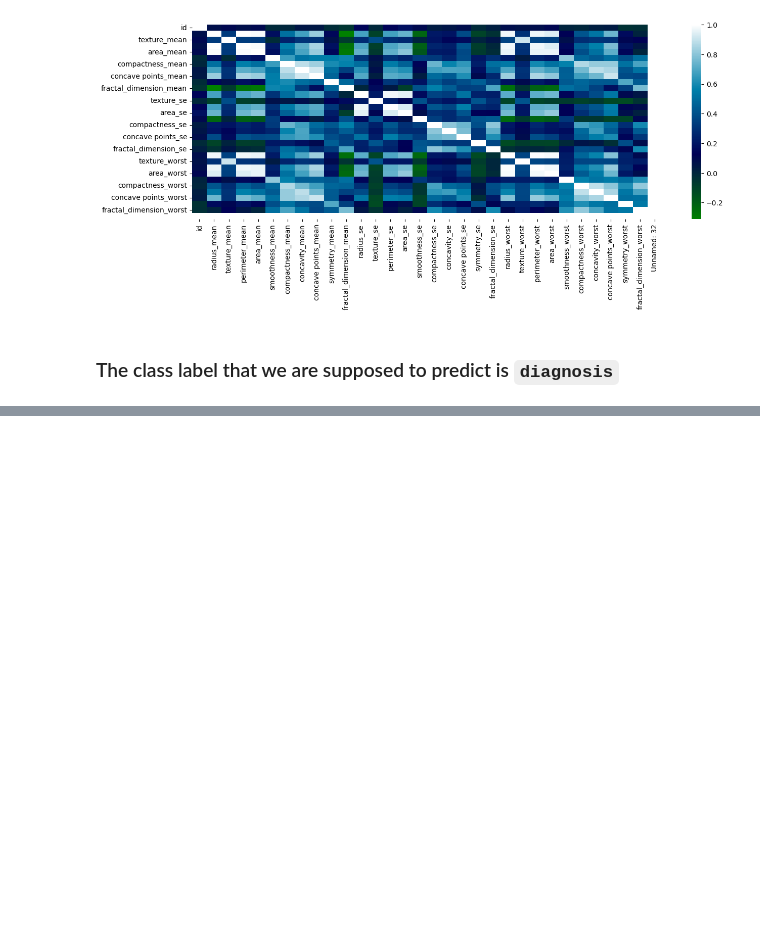
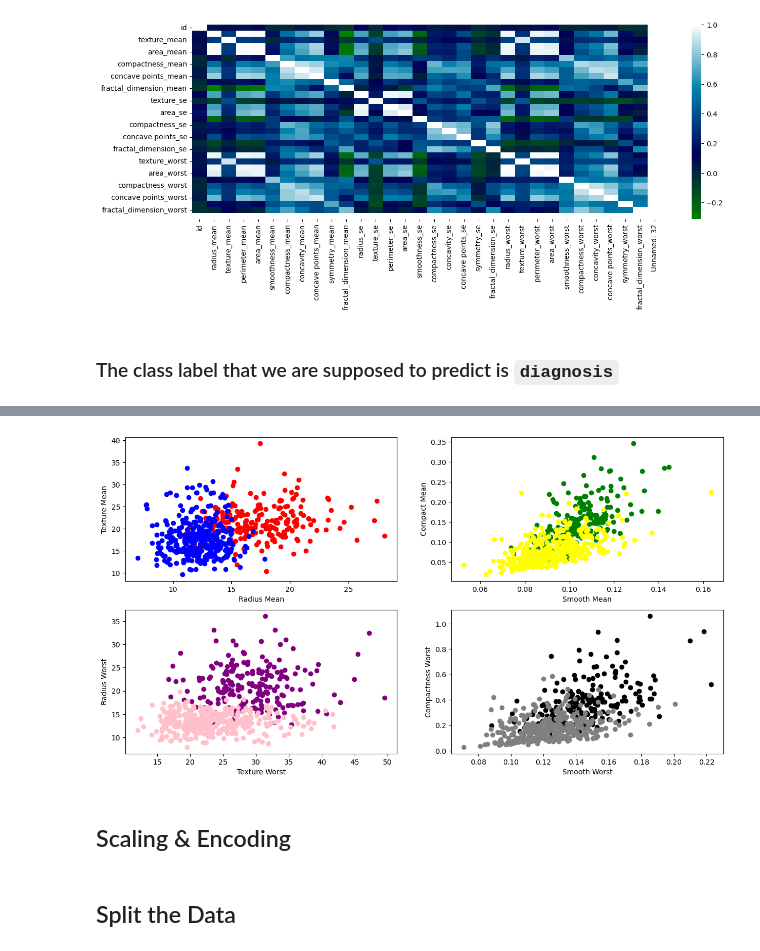
Before and after one commit to one-tonSOUP/ML-practice, a Jupyter notebook: Day16 - KNN/K-NearestNeighbours.ipynb, the cells around one changed output, grey strips where cells are left out. Drawn from its saved outputs; the diff is of its cells as text; code cells hidden in the pictures; blank space fills up the shorter version.

```diff
--- a/Day16 - KNN/K-NearestNeighbours.ipynb
+++ b/Day16 - KNN/K-NearestNeighbours.ipynb
@@ -108,0 +139,32 @@ plt.show()
+# %%
+plt.figure(figsize = (15, 8))
+
+plt.subplot(2, 2, 1)
+plt.scatter(malignant.radius_mean, malignant.texture_mean, color = 'red')
+plt.scatter(benign.radius_mean, benign.texture_mean, color = 'blue')
+plt.xlabel("Radius Mean")
+plt.ylabel("Texture Mean")
+
+plt.subplot(2, 2, 2)
+plt.scatter(malignant.smoothness_mean, malignant.compactness_mean, color = 'green')
+plt.scatter(benign.smoothness_mean, benign.compactness_mean, color = 'yellow')
+plt.xlabel("Smooth Mean")
+plt.ylabel("Compact Mean")
+
+plt.subplot(2, 2, 3)
+plt.scatter(malignant.texture_worst, malignant.radius_worst, color = 'purple')
+plt.scatter(benign.texture_worst, benign.radius_worst, color = 'pink')
+plt.xlabel("Texture Worst")
+plt.ylabel("Radius Worst")
+
+plt.subplot(2, 2, 4)
+plt.scatter(malignant.smoothness_worst, malignant.compactness_worst, color = 'black')
+plt.scatter(benign.smoothness_worst, benign.compactness_worst, color = 'grey')
+plt.xlabel("Smooth Worst")
+plt.ylabel("Compactness Worst")
+
+plt.show()
+# %% [output]
+[figure, added]
+# %% [markdown]
+## Scaling & Encoding
@@ -108,0 +179,2 @@ plt.show()
+# %% [markdown]
+## Split the Data
```
Also changed, not shown: parts of 14 cells of this notebook.
